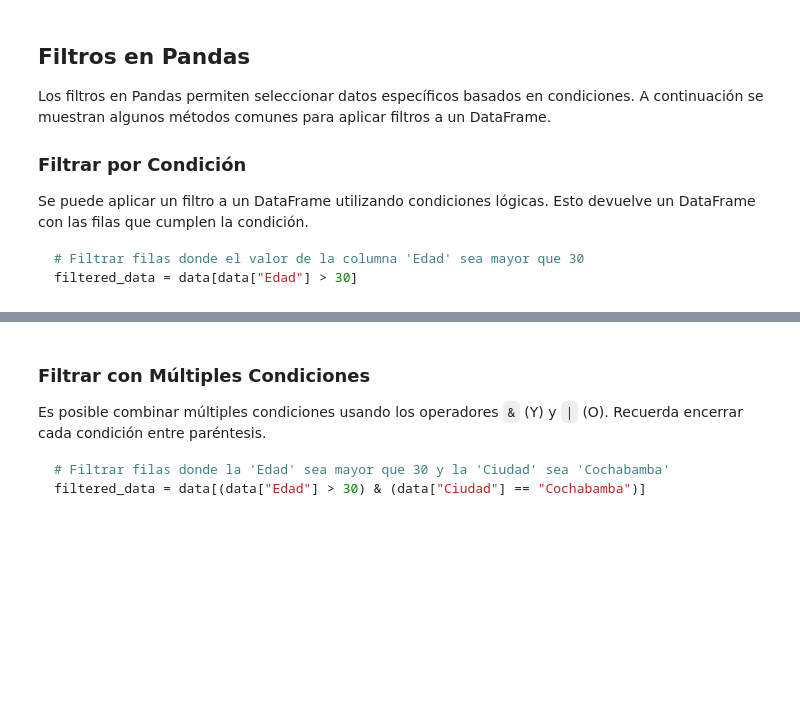
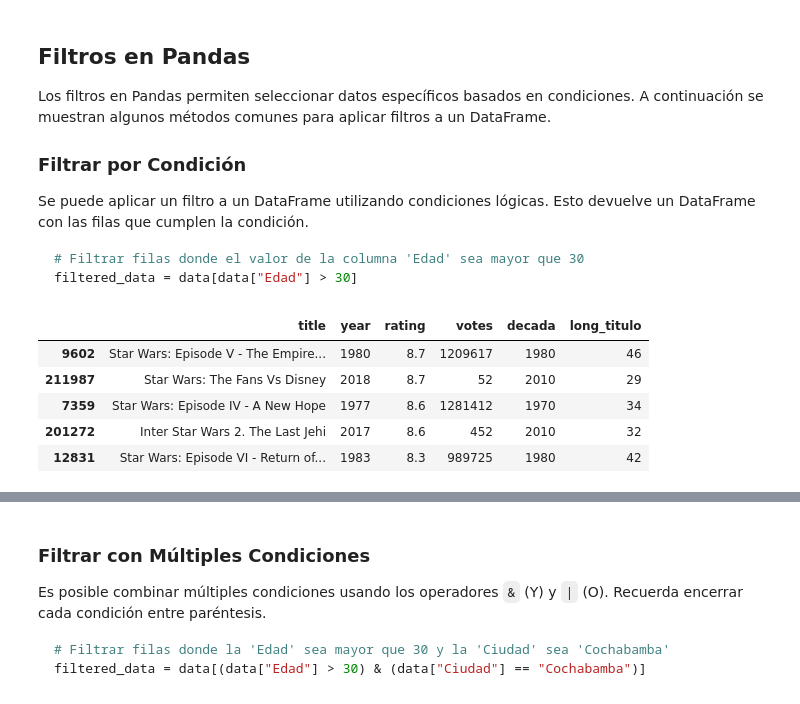
Before and after one commit to Horaciomb/UPB_Herramientas_Basicas_Visualizacion_Datoss_, a Jupyter notebook: Sesion5/s5_pandas.ipynb, the cells around one changed output, grey strips where cells are left out. Saved outputs shown, nothing was run; the diff lists cells and outputs as text; code cells hidden in the pictures; blank space fills up the shorter version.

````diff
--- a/Sesion5/s5_pandas.ipynb
+++ b/Sesion5/s5_pandas.ipynb
@@ -271,3 +310,14 @@ Se puede aplicar un filtro a un DataFrame utilizando condiciones lógicas. Esto
 # Filtrar filas donde el valor de la columna 'Edad' sea mayor que 30
 filtered_data = data[data["Edad"] > 30]
 ```
+# %%
+filtro=data['title'].str.contains('Star Wars',case=False)
+datos_filtrados=data[filtro]
+datos_filtrados.sort_values(by=['rating','votes'],ascending=False).head()
+# %% [output]
+|  | title | year | rating | votes | decada | long_titulo |
+| 9602 | Star Wars: Episode V - The Empire... | 1980 | 8.7 | 1209617 | 1980 | 46 |
+| 211987 | Star Wars: The Fans Vs Disney | 2018 | 8.7 | 52 | 2010 | 29 |
+| 7359 | Star Wars: Episode IV - A New Hope | 1977 | 8.6 | 1281412 | 1970 | 34 |
+| 201272 | Inter Star Wars 2. The Last Jehi | 2017 | 8.6 | 452 | 2010 | 32 |
+| 12831 | Star Wars: Episode VI - Return of... | 1983 | 8.3 | 989725 | 1980 | 42 |
````
Also changed, not shown: parts of 15 cells of this notebook.
